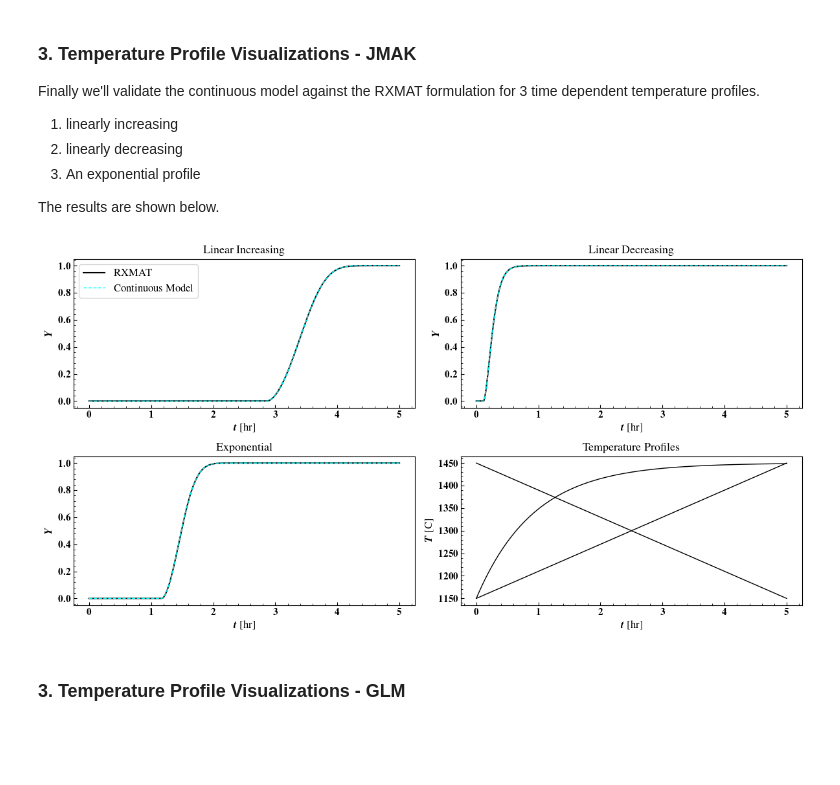
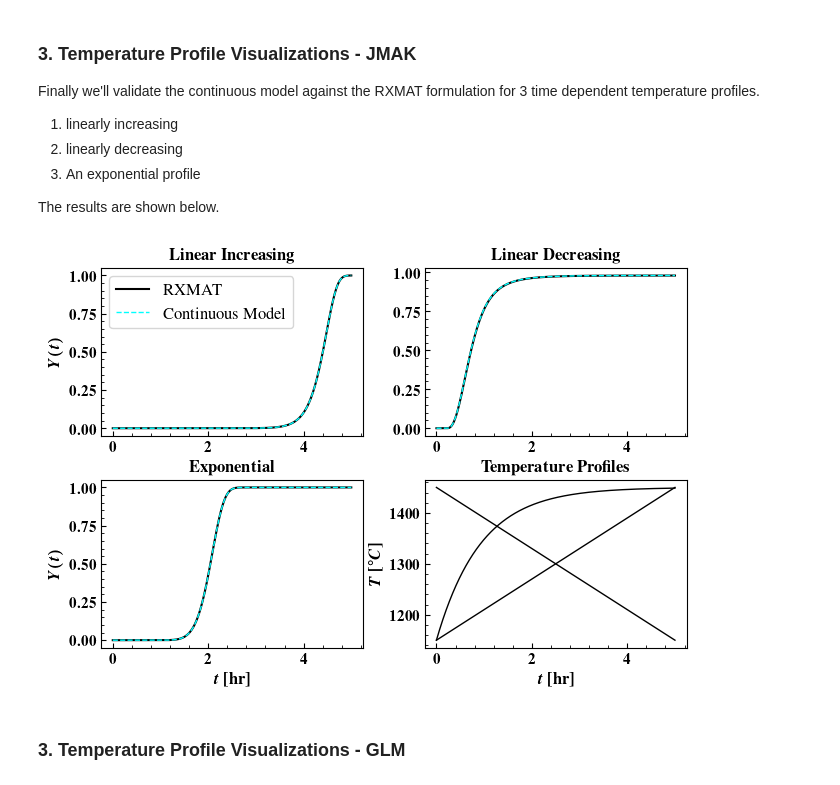
Before and after one commit to ml-ME-gatech/modeling_tungsten, a Jupyter notebook: recrystallization/non-isothermal_rx.ipynb, the cells around one changed output. Cells and saved outputs as stored; diff of their text form; code cells hidden in the pictures; blank space fills up the shorter version.

```diff
--- a/recrystallization/non-isothermal_rx.ipynb
+++ b/recrystallization/non-isothermal_rx.ipynb
@@ -520,43 +536,45 @@ The results are shown below.
 # %%
 t_eval = np.linspace(0,5*3600,10000)
 Tmin = 1150 + 273.15
 Tmax = 1450 + 273.15
 slope = (Tmax - Tmin)/(t_eval[-1] - t_eval[0])
 
 temperature_funcs = [lambda x: Tmin + slope*x,
                      lambda x: Tmax - slope*x,
                      lambda x: (Tmax - Tmin) * (1- math.exp(-3e-4*x)) + Tmin]
 
 titles = ['Linear Increasing','Linear Decreasing','Exponential']
-fig,axes = plt.subplots(figsize = (12,6.25),nrows = 2,ncols = 2)
+fig,axes = plt.subplots(figsize = (6.5,4.5),nrows = 2,ncols = 2)
 for ax in axes.ravel():
     setup_axis_default(ax)
 
 for tfunc,ax,ax_title in zip(temperature_funcs,axes.ravel(),titles):
 
-    Y_disc = nonisothermal_jmak_rxmat_integration(t_eval,[tfunc(tt) for tt in t_eval],jmak_model)
+    Y_disc = nonisothermal_jmak_rxmat_integration(t_eval,[tfunc(tt) for tt in t_eval],jmak_model_params)
     ax.plot(t_eval/3600,Y_disc,lw = 1.5,color = 'k',ls = '-', label = 'RXMAT')
 
-    Y_cont = nonisothermal_jmak_rx_integration(t_eval,tfunc,jmak_model)
+    Y_cont = nonisothermal_jmak_rx_integration(t_eval,tfunc,jmak_model_params)
     ax.plot(t_eval/3600,Y_cont,lw = 1,color = 'cyan',ls = '--', label = 'Continuous Model')
 
-    ax.set_xlabel('$t$ [hr]',fontsize = 12)
-    ax.set_ylabel('$Y$',fontsize = 12)
-    ax.set_title(ax_title,fontsize = 13)
+    ax.set_title(r'\textbf{' + ax_title + '}',fontsize = 12)
 
 axes[0,0].legend(fontsize = 12)
+
+for i in range(2):
+    axes[1,i].set_xlabel(r'$t$ \textbf{[hr]}',fontsize = 12)
+    axes[i,0].set_ylabel('$Y(t)$',fontsize = 12)
 
 for tfunc in temperature_funcs:
     axes[-1,-1].plot(t_eval/3600,[tfunc(x) - 273.15 for x in t_eval],lw = 1,color = 'k')
 
-axes[-1,-1].set_xlabel('$t$ [hr]',fontsize = 12)
-axes[-1,-1].set_ylabel('$T$ [C]',fontsize = 12)
-axes[-1,-1].set_title('Temperature Profiles',fontsize = 13)
+axes[-1,-1].set_xlabel(r'$t$ \textbf{[hr]}',fontsize = 12)
+axes[-1,-1].set_ylabel(r'$T$ \textbf{[$^\circ C$]}',fontsize = 12)
+axes[-1,-1].set_title(r'\textbf{Temperature Profiles}',fontsize = 12)
 
-fig.tight_layout()
-#fig.savefig('.temp_images/jmak_anisothermal_visualization.svg')
+fig.tight_layout(pad = 0.4)
+fig.savefig(GIT_IMAGE_PATH.joinpath('jmak_anisothermal_visualization.svg'),bbox_inches = 'tight')
 # %% [output]
-[figure, old version]
+[figure, new version]
 # %% [markdown]
 ### 3. Temperature Profile Visualizations - GLM
 # %%
```
Also changed, not shown: parts of 8 cells of this notebook, 22 other files.
